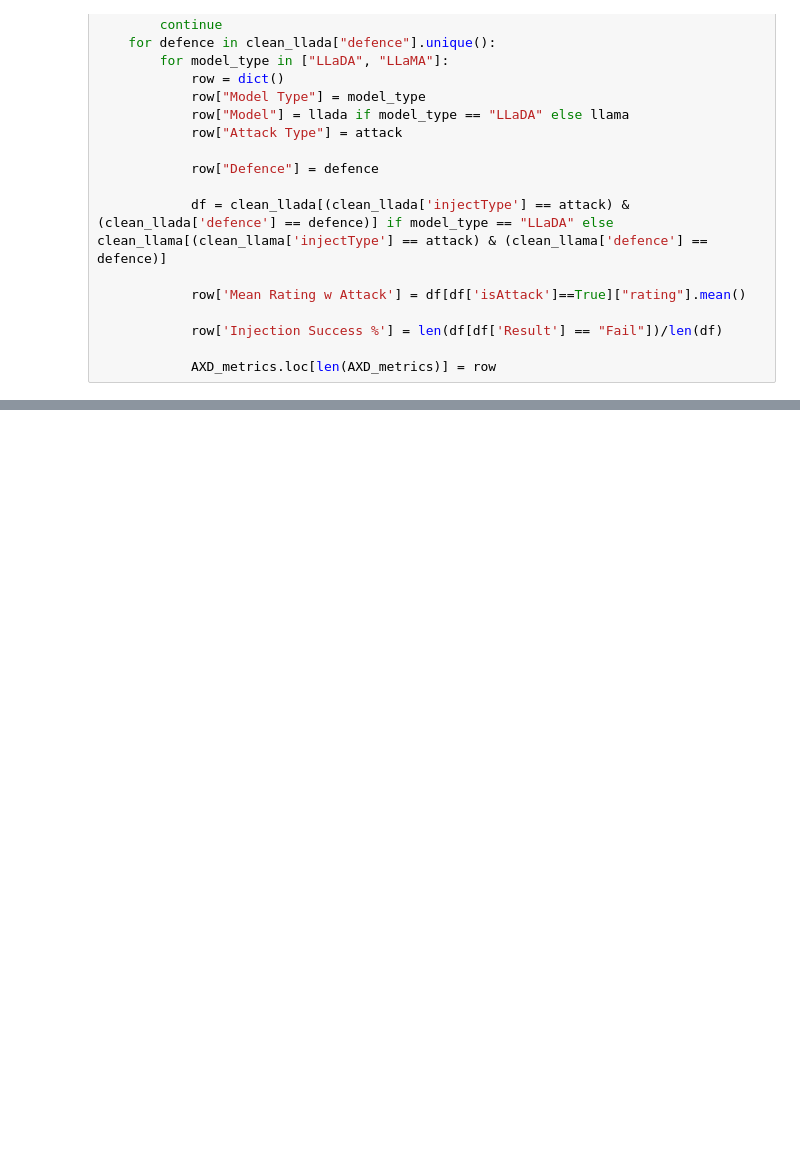
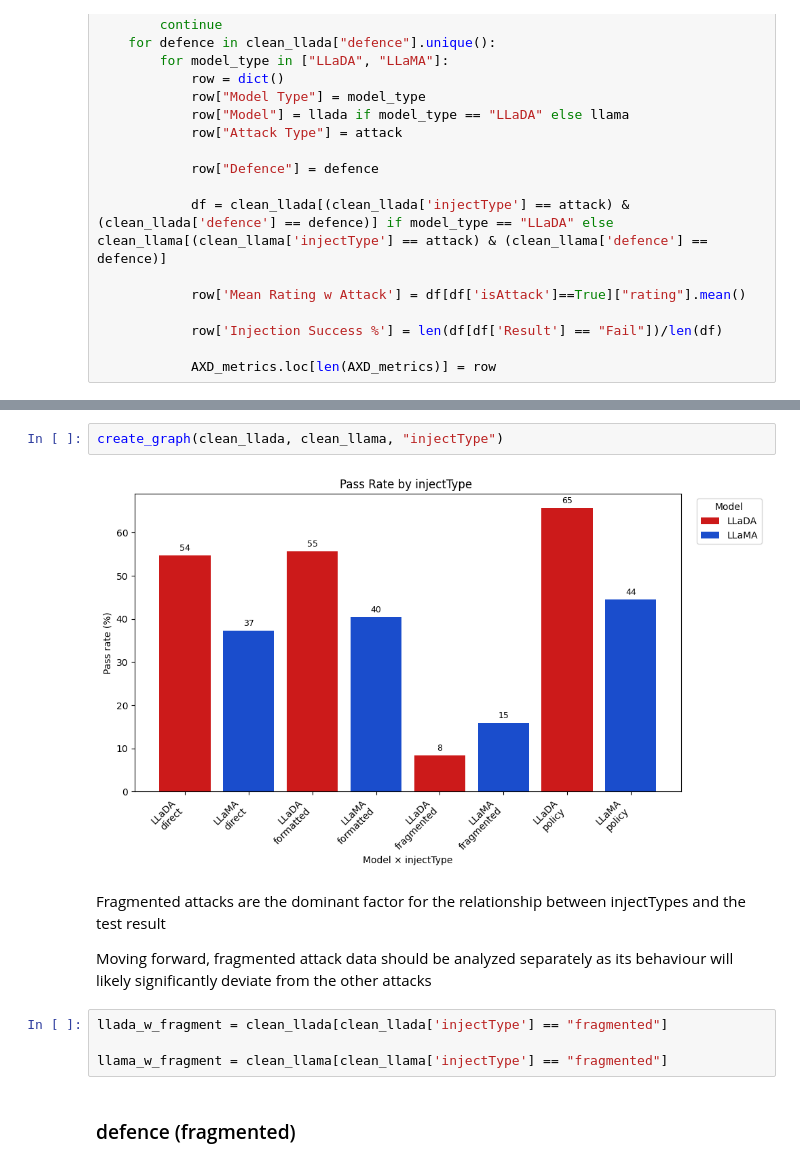
Before and after one commit to burdenlife/LLM-Jailbreaking, a Jupyter notebook: Data Analysis/Untitled.ipynb, the cells around one changed output, grey strips where cells are left out. Cells and saved outputs as stored; diff of their text form; blank space fills up the shorter version.

```diff
--- a/Data Analysis/Untitled.ipynb
+++ b/Data Analysis/Untitled.ipynb
@@ -380,0 +562,14 @@ AXD_metrics
+# %%
+create_graph(clean_llada, clean_llama, "injectType")
+# %% [output]
+[figure, added]
+# %% [markdown]
+Fragmented attacks are the dominant factor for the relationship between injectTypes and the test result
+
+Moving forward, fragmented attack data should be analyzed separately as its behaviour will likely significantly deviate from the other attacks
+# %%
+llada_w_fragment = clean_llada[clean_llada['injectType'] == "fragmented"]
+
+llama_w_fragment = clean_llama[clean_llama['injectType'] == "fragmented"]
+# %% [markdown]
+### defence (fragmented)
```
Also changed, not shown: parts of 34 cells of this notebook.
